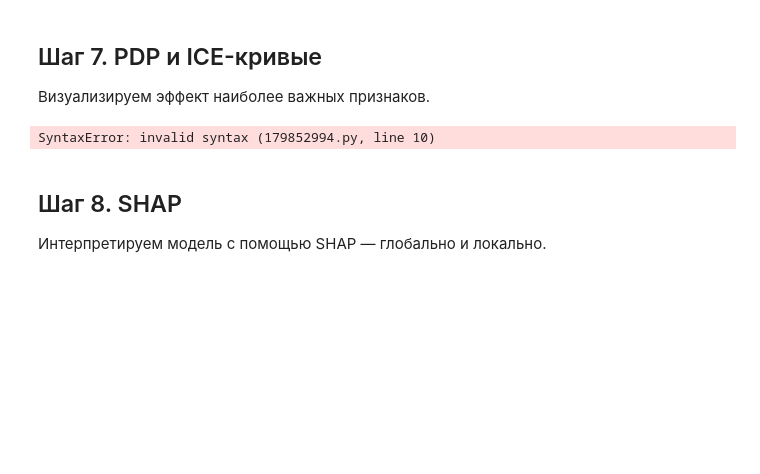
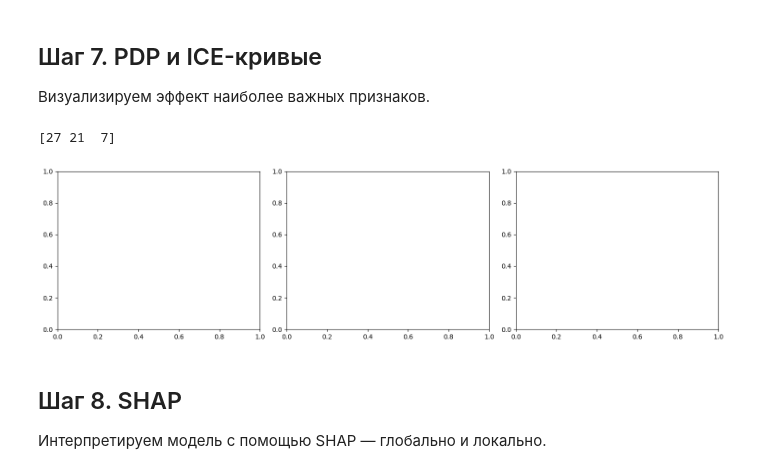
Before and after one commit to Xivalor/ml-course-homeworks, a Jupyter notebook: hw10_interpretation/hp_interp_practice_student.ipynb, the cells around one changed output. Cells and saved outputs as stored; diff of their text form; code cells hidden in the pictures; blank space fills up the shorter version.

```diff
--- a/hw10_interpretation/hp_interp_practice_student.ipynb
+++ b/hw10_interpretation/hp_interp_practice_student.ipynb
@@ -331,22 +350,24 @@ best_rf = rf_random_search.best_estimator_
 # %%
 from sklearn.inspection import PartialDependenceDisplay
 
 # ╔══════════════════════════════════════════════════════════════╗
 # ║  ЗАДАНИЕ 7а: Постройте PDP для топ-3 признаков по PI         ║
 # ║  Используйте PartialDependenceDisplay.from_estimator         ║
 # ║  kind='average' для PDP                                      ║
 # ╚══════════════════════════════════════════════════════════════╝
 
 # Определите индексы топ-3 признаков по PI
-top3_idx = # YOUR CODE HERE
+top3_idx = pi_result.importances_mean.argsort()[:-4:-1] # YOUR CODE HERE
+print(top3_idx)
 
 # Постройте PDP
 fig, ax = plt.subplots(1, 3, figsize=(15, 4))
 # YOUR CODE HERE
 plt.tight_layout()
 plt.show()
 # %% [output]
-SyntaxError: invalid syntax (179852994.py, line 10)
+[27 21  7]
+[figure, added]
 # %%
 # ╔══════════════════════════════════════════════════════════════╗
 # ║  ЗАДАНИЕ 7б: Постройте ICE-кривые для самого важного признака║
```
Also changed, not shown: parts of 3 cells of this notebook.
